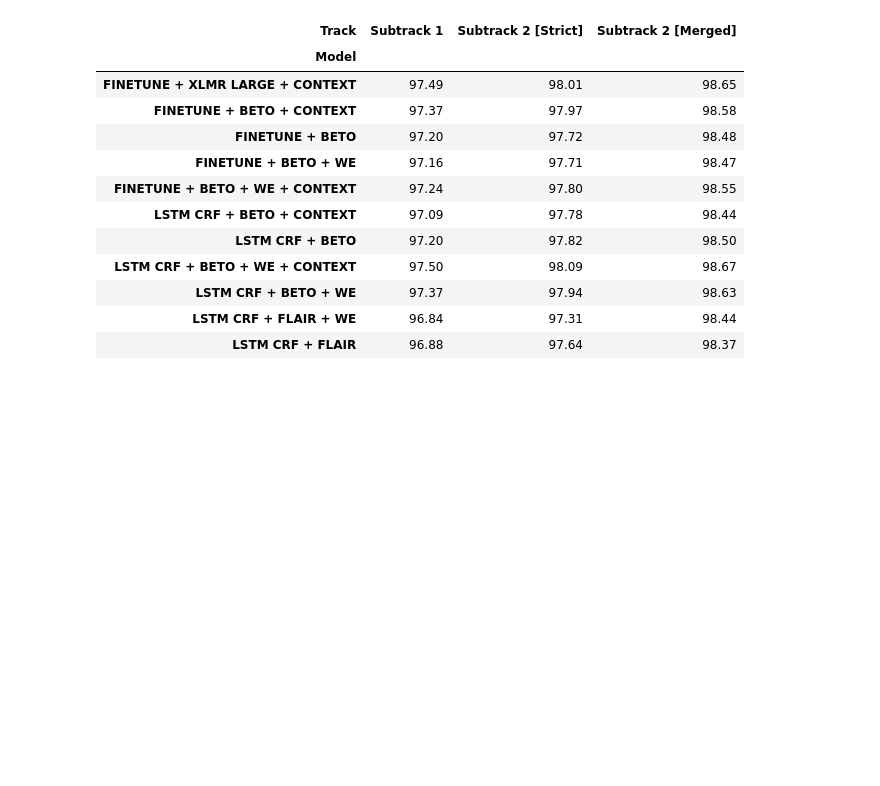
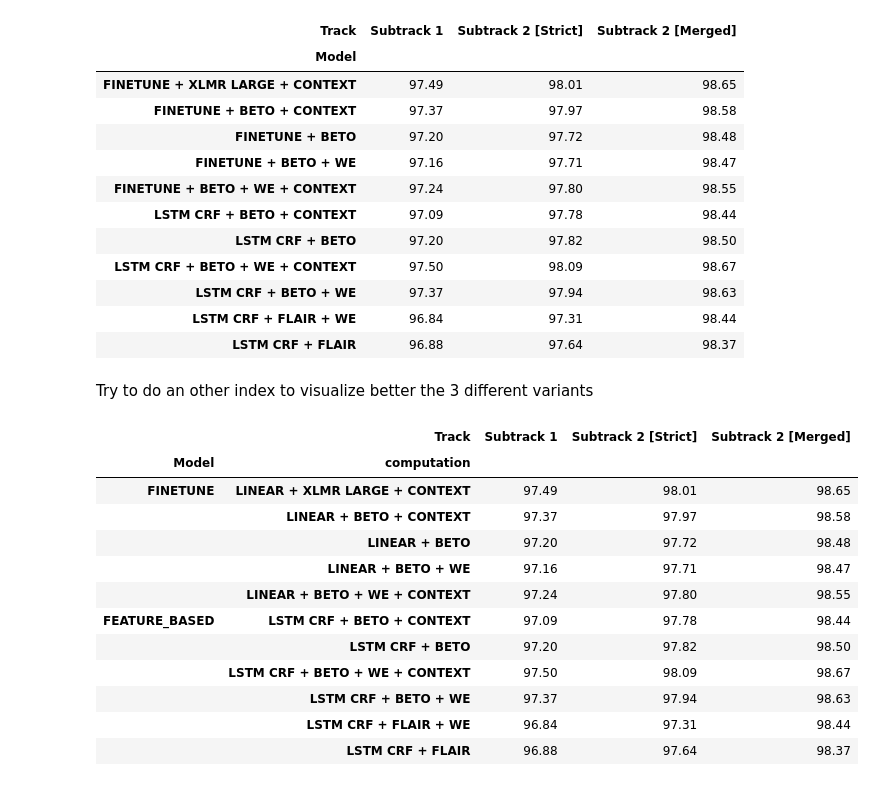
Before and after one commit to GuiGel/MedDocAn, a Jupyter notebook: experiments/results.ipynb, the cells around one changed output. Drawn from its saved outputs; the diff is of its cells as text; code cells hidden in the pictures; blank space fills up the shorter version.

Commit message:
:construction: Update results notebook

```diff
--- a/experiments/results.ipynb
+++ b/experiments/results.ipynb
@@ -289,3 +289,48 @@ Visualize the results.
 | LSTM CRF + BETO + WE | 97.37 | 97.94 | 98.63 |
 | LSTM CRF + FLAIR + WE | 96.84 | 97.31 | 98.44 |
 | LSTM CRF + FLAIR | 96.88 | 97.64 | 98.37 |
+# %% [markdown]
+Try to do an other index to visualize better the 3 different variants
+# %%
+data = {
+        ("FINETUNE", "LINEAR + XLMR LARGE + CONTEXT"): FINE_TUNE_XLMR_LARGE_CONTEXT,
+        ("FINETUNE", "LINEAR + BETO + CONTEXT"): FINE_TUNE_BETO_CONTEXT,
+        ("FINETUNE", "LINEAR + BETO"): FINE_TUNE_BETO,
+        ("FINETUNE", "LINEAR + BETO + WE"): FINE_TUNE_BETO_WE,
+        ("FINETUNE", "LINEAR + BETO + WE + CONTEXT"): FINE_TUNE_BETO_WE_CONTEXT,
+        ("FEATURE_BASED", "LSTM CRF + BETO + CONTEXT"): LSTM_CRF_BETO_CONTEXT,
+        ("FEATURE_BASED", "LSTM CRF + BETO"): LSTM_CRF_BETO,
+        ("FEATURE_BASED", "LSTM CRF + BETO + WE + CONTEXT"): LSTM_CRF_BETO_WE_CONTEXT,
+        ("FEATURE_BASED", "LSTM CRF + BETO + WE"): LSTM_CRF_BETO_WE,
+        ("FEATURE_BASED", "LSTM CRF + FLAIR + WE"): LSTM_CRF_FLAIR_WE,
+        ("FEATURE_BASED", "LSTM CRF + FLAIR"): LSTM_CRF_FLAIR,
+    }
+result_metrics = pd.concat(data.values(), axis=1, keys=data.keys(), names=["Model", "computation"]).T
+# %%
+((result_metrics*100)
+.iloc[::2, ::]
+.style
+.background_gradient()
+.set_table_styles([
+    {'selector': '.index_name', 'props': 'font-style: italic; color: darkgrey; font-weight:normal;'},
+    {'selector': 'th.col_heading', 'props': 'text-align: center;'},
+    {'selector': 'th.col_heading.level0', 'props': 'font-size: 1.5em;'},
+    {'selector': 'td', 'props': 'text-align: center; font-weight: bold;'},
+], overwrite=False)
+.hide(axis="index", level=2)
+.hide(axis="columns", level=1)
+.format(precision=2))
+# %% [output]
+|  | Track | Subtrack 1 | Subtrack 2 [Strict] | Subtrack 2 [Merged] |
+| Model | computation |  |  |  |
+| FINETUNE | LINEAR + XLMR LARGE + CONTEXT | 97.49 | 98.01 | 98.65 |
+|  | LINEAR + BETO + CONTEXT | 97.37 | 97.97 | 98.58 |
+|  | LINEAR + BETO | 97.20 | 97.72 | 98.48 |
+|  | LINEAR + BETO + WE | 97.16 | 97.71 | 98.47 |
+|  | LINEAR + BETO + WE + CONTEXT | 97.24 | 97.80 | 98.55 |
+| FEATURE_BASED | LSTM CRF + BETO + CONTEXT | 97.09 | 97.78 | 98.44 |
+|  | LSTM CRF + BETO | 97.20 | 97.82 | 98.50 |
+|  | LSTM CRF + BETO + WE + CONTEXT | 97.50 | 98.09 | 98.67 |
+|  | LSTM CRF + BETO + WE | 97.37 | 97.94 | 98.63 |
+|  | LSTM CRF + FLAIR + WE | 96.84 | 97.31 | 98.44 |
+|  | LSTM CRF + FLAIR | 96.88 | 97.64 | 98.37 |
```
